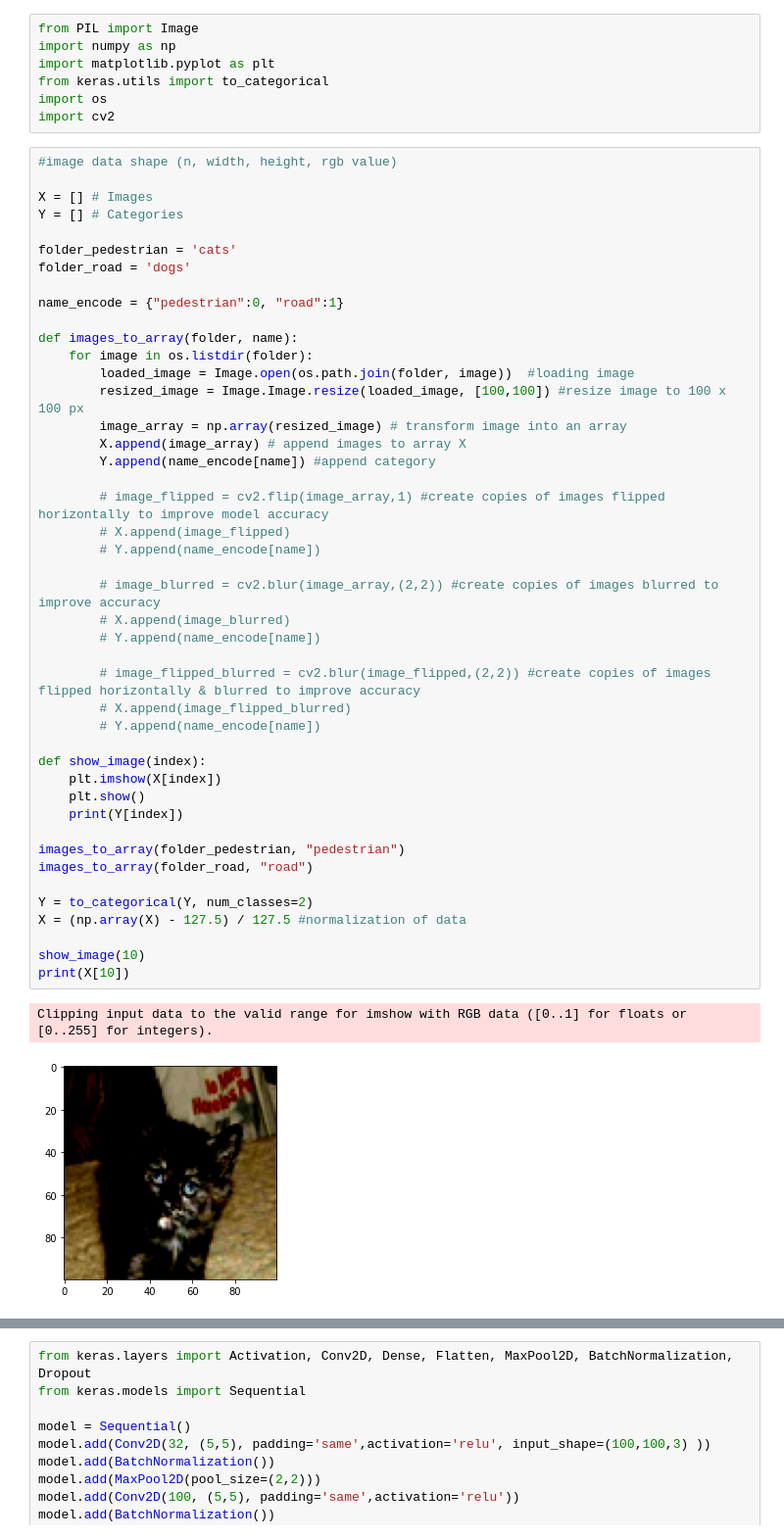
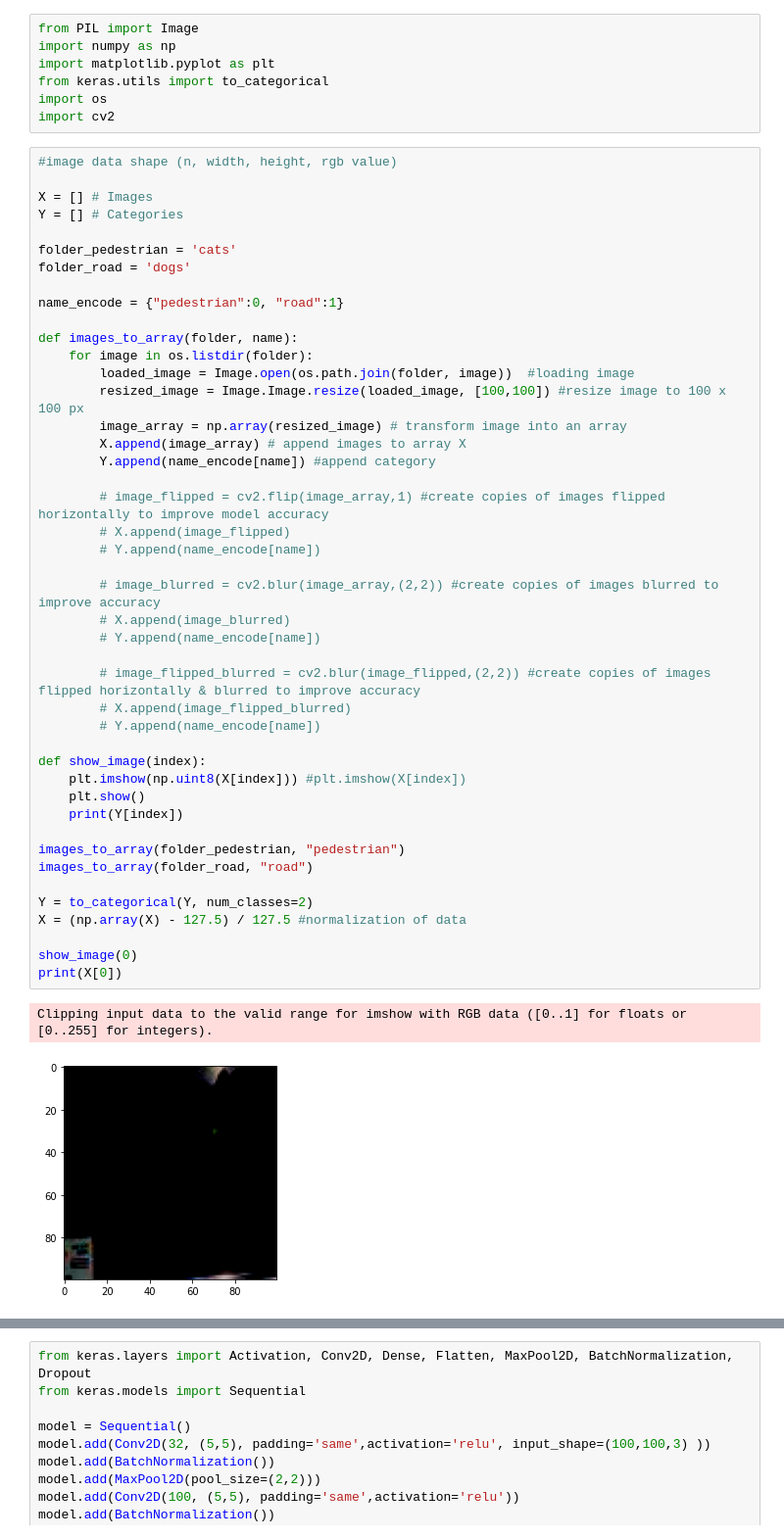
Before and after one commit to tcruz88/CNN_project, a Jupyter notebook: CNN.ipynb, the cells around one changed output, grey strips where cells are left out. Shown at 98% size. Saved outputs shown, nothing was run; the diff lists cells and outputs as text.

Commit message:
removed clipping input data from plt.imshow

```diff
--- a/CNN.ipynb
+++ b/CNN.ipynb
@@ -28,35 +28,35 @@ def images_to_array(folder, name):
         loaded_image = Image.open(os.path.join(folder, image))  #loading image
         resized_image = Image.Image.resize(loaded_image, [100,100]) #resize image to 100 x 100 px
         image_array = np.array(resized_image) # transform image into an array
         X.append(image_array) # append images to array X
         Y.append(name_encode[name]) #append category
 
         # image_flipped = cv2.flip(image_array,1) #create copies of images flipped horizontally to improve model accuracy
         # X.append(image_flipped)
         # Y.append(name_encode[name])
 
         # image_blurred = cv2.blur(image_array,(2,2)) #create copies of images blurred to improve accuracy
         # X.append(image_blurred)
         # Y.append(name_encode[name])
 
         # image_flipped_blurred = cv2.blur(image_flipped,(2,2)) #create copies of images flipped horizontally & blurred to improve accuracy
         # X.append(image_flipped_blurred)
         # Y.append(name_encode[name])
 
 def show_image(index):
-    plt.imshow(X[index])
+    plt.imshow(np.uint8(X[index])) #plt.imshow(X[index])
     plt.show()
     print(Y[index])
 
 images_to_array(folder_pedestrian, "pedestrian")
 images_to_array(folder_road, "road")
 
 Y = to_categorical(Y, num_classes=2)
 X = (np.array(X) - 127.5) / 127.5 #normalization of data
 
-show_image(10)
-print(X[10])
+show_image(0)
+print(X[0])
 # %% [output]
 Clipping input data to the valid range for imshow with RGB data ([0..1] for floats or [0..255] for integers).
-[figure, old version]
+[figure, new version]
 [1. 0.]
```
Also changed, not shown: parts of 2 cells of this notebook.
